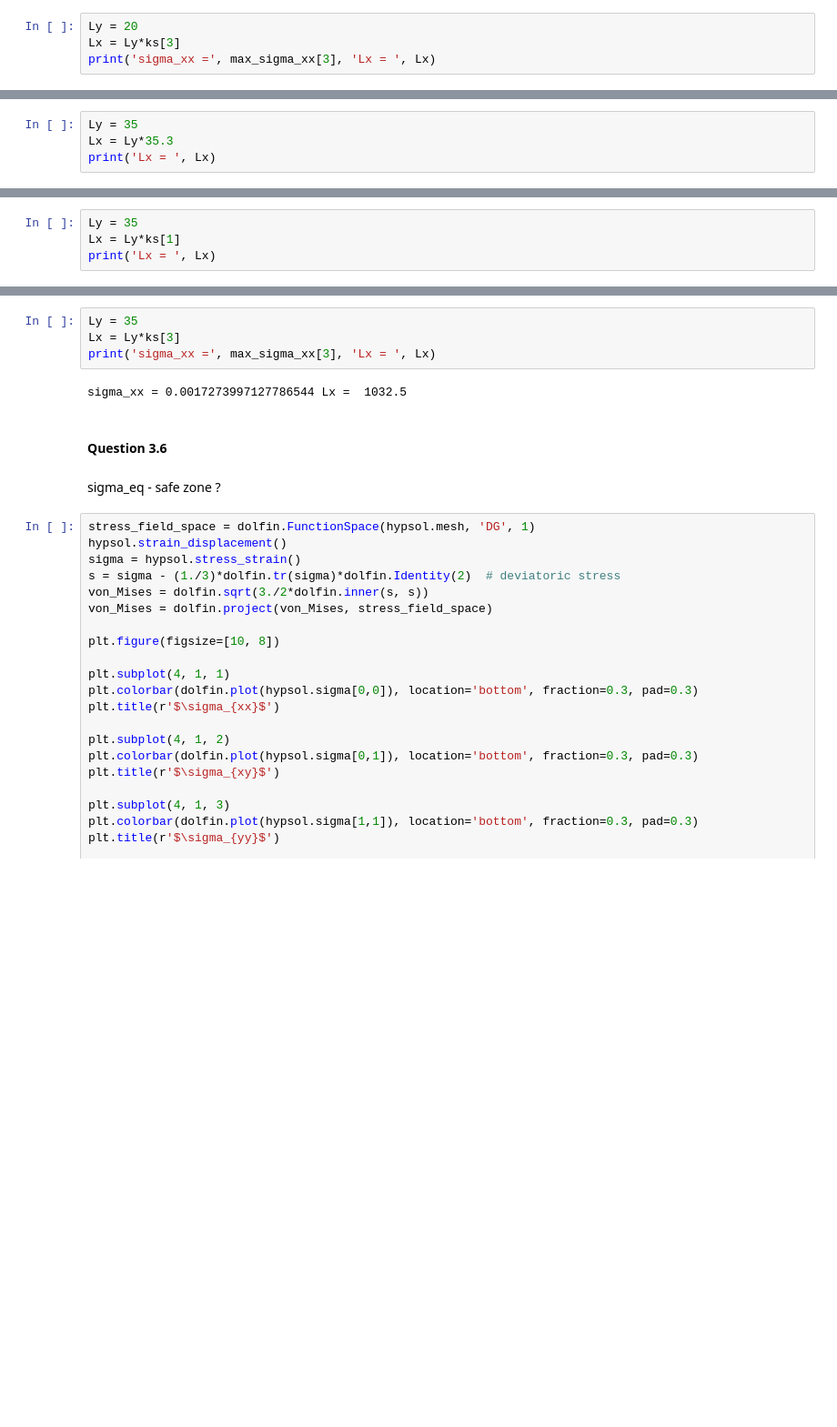
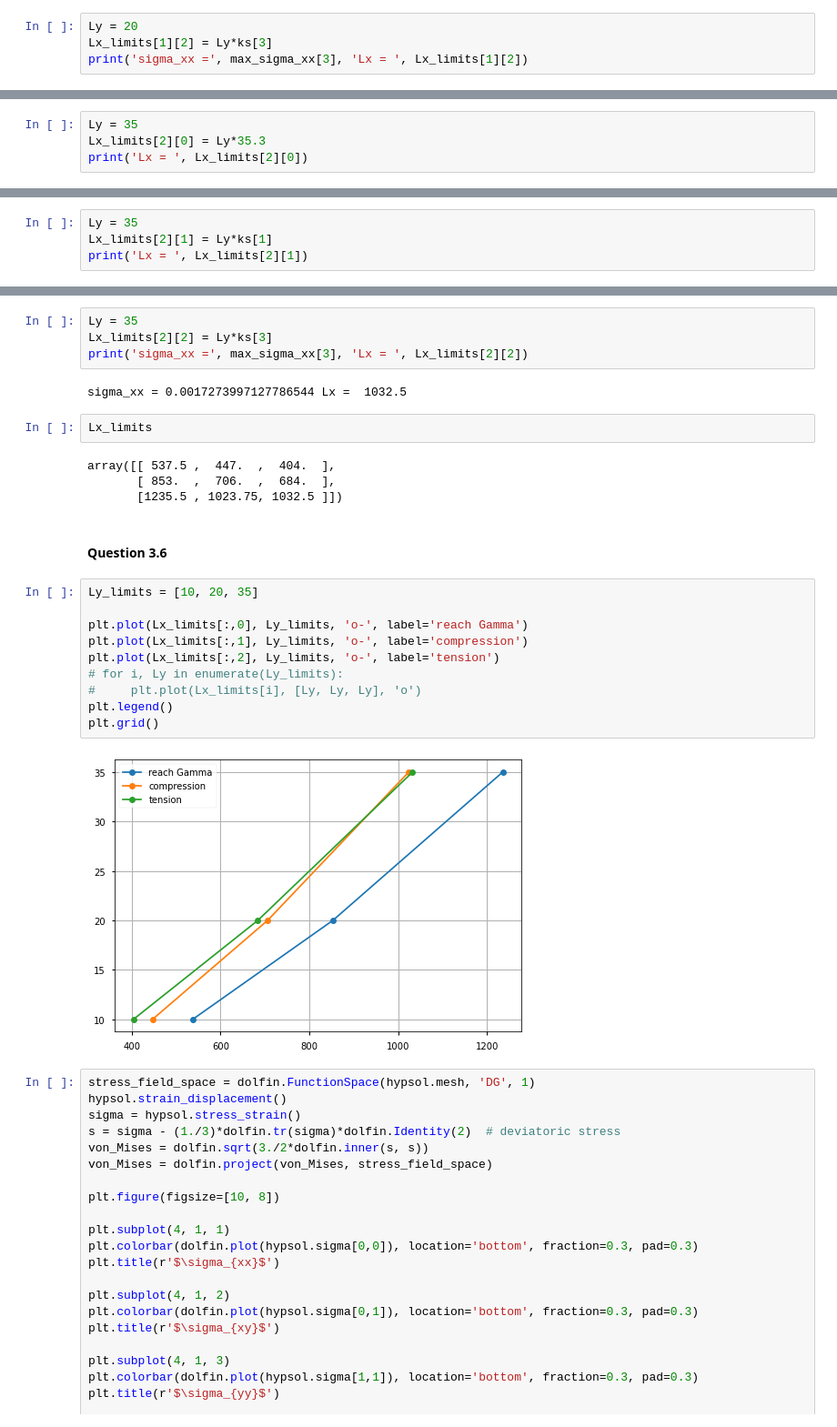
Before and after one commit to a-latyshev/Fenics_AMMS_2021, a Jupyter notebook: 04-Bifurcation/TP2.ipynb, the cells around one changed output, grey strips where cells are left out. Shown: that part at 91% size. Drawn from its saved outputs; the diff is of its cells as text; blank space fills up the shorter version.

```diff
--- a/04-Bifurcation/TP2.ipynb
+++ b/04-Bifurcation/TP2.ipynb
@@ -494,8 +496,8 @@ plt.legend()
 [figure]
 # %%
 Ly = 20
-Lx = Ly*ks[3]
-print('sigma_xx =', max_sigma_xx[3], 'Lx = ', Lx)
+Lx_limits[1][2] = Ly*ks[3]
+print('sigma_xx =', max_sigma_xx[3], 'Lx = ', Lx_limits[1][2])
 # %% [output]
 sigma_xx = 0.00045919356029178133 Lx =  684.0
 # %% [markdown]
@@ -519,8 +521,8 @@ plt.legend()
 [figure]
 # %%
 Ly = 35
-Lx = Ly*35.3
-print('Lx = ', Lx)
+Lx_limits[2][0] = Ly*35.3
+print('Lx = ', Lx_limits[2][0])
 # %% [output]
 Lx =  1235.5
 # %%
@@ -542,8 +544,8 @@ plt.legend()
 [figure]
 # %%
 Ly = 35
-Lx = Ly*ks[1]
-print('Lx = ', Lx)
+Lx_limits[2][1] = Ly*ks[1]
+print('Lx = ', Lx_limits[2][1])
 # %% [output]
 Lx =  1023.75
 # %%
@@ -564,14 +566,30 @@ plt.legend()
 [figure]
 # %%
 Ly = 35
-Lx = Ly*ks[3]
-print('sigma_xx =', max_sigma_xx[3], 'Lx = ', Lx)
+Lx_limits[2][2] = Ly*ks[3]
+print('sigma_xx =', max_sigma_xx[3], 'Lx = ', Lx_limits[2][2])
 # %% [output]
 sigma_xx = 0.0017273997127786544 Lx =  1032.5
+# %%
+Lx_limits
+# %% [output]
+array([[ 537.5 ,  447.  ,  404.  ],
+       [ 853.  ,  706.  ,  684.  ],
+       [1235.5 , 1023.75, 1032.5 ]])
 # %% [markdown]
 #### Question 3.6
-# %% [markdown]
-sigma_eq - safe zone ?
+# %%
+Ly_limits = [10, 20, 35]
+
+plt.plot(Lx_limits[:,0], Ly_limits, 'o-', label='reach Gamma')
+plt.plot(Lx_limits[:,1], Ly_limits, 'o-', label='compression')
+plt.plot(Lx_limits[:,2], Ly_limits, 'o-', label='tension')
+# for i, Ly in enumerate(Ly_limits):
+#     plt.plot(Lx_limits[i], [Ly, Ly, Ly], 'o')
+plt.legend()
+plt.grid()
+# %% [output]
+[figure, added]
 # %%
 stress_field_space = dolfin.FunctionSpace(hypsol.mesh, 'DG', 1)
 hypsol.strain_displacement()
```
Also changed, not shown: parts of 6 cells of this notebook.
